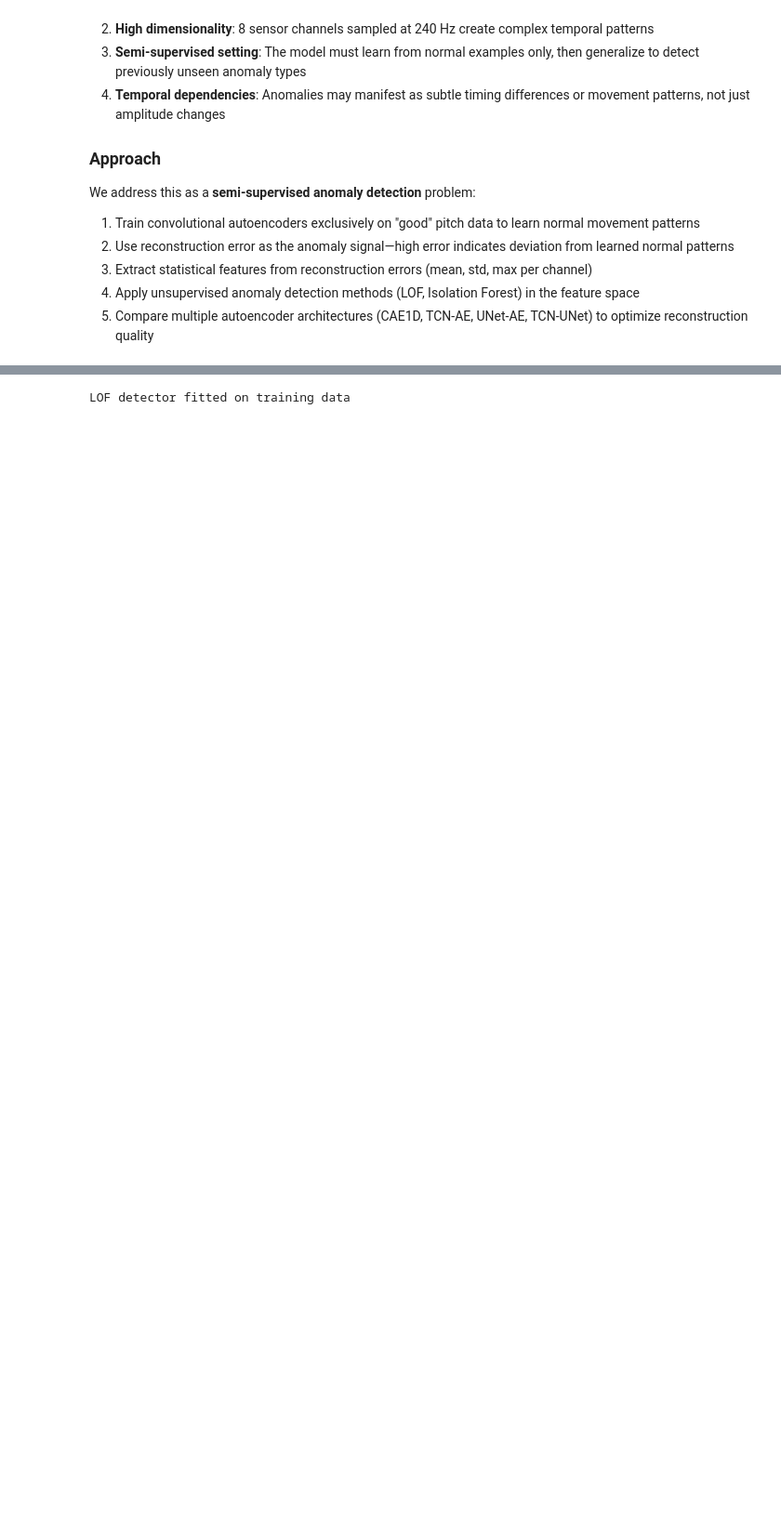
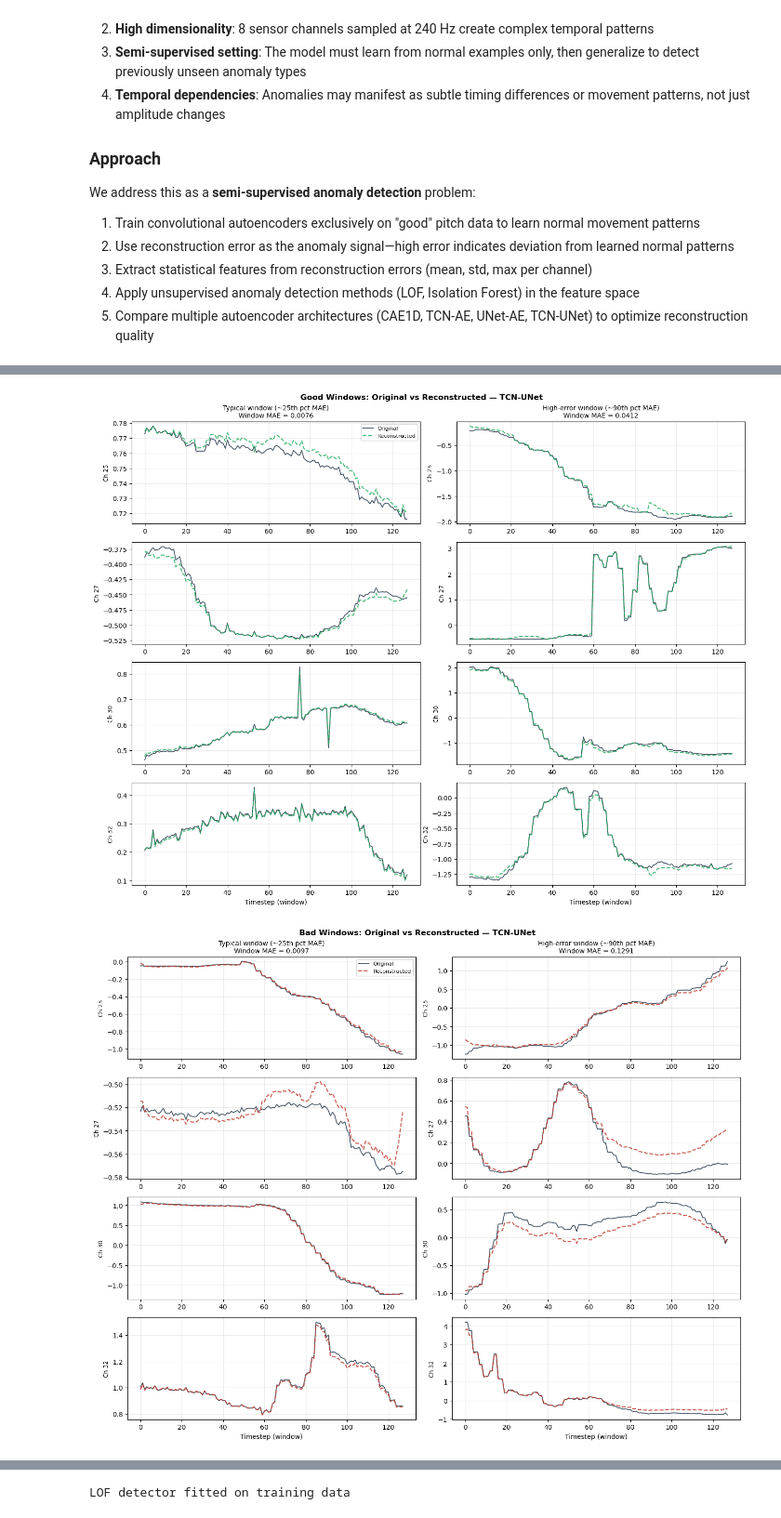
Before and after one commit to tzheng846/baseball_data, a Jupyter notebook: pitch_analysis_clean.ipynb, the cells around one changed output, grey strips where cells are left out. Shown at 93% size. Cells and saved outputs as stored; diff of their text form; code cells hidden in the pictures; blank space fills up the shorter version.

```diff
--- a/pitch_analysis_clean.ipynb
+++ b/pitch_analysis_clean.ipynb
@@ -291,0 +1445,11 @@ Best Model: TCN-UNet (Val MSE = 0.0130)
+# %%
+# Visualization: example reconstructions — typical (~25th pct) and high-error (~90th pct) windows.
+good_ex = _pick_examples(mae_good)
+bad_ex  = _pick_examples(mae_bad)
+_plot_examples(wins_good, recs_good, mae_good, good_ex,
+               'Good Windows: Original vs Reconstructed', '#27ae60', best_model_name, SENSOR_COLS)
+_plot_examples(wins_bad,  recs_bad,  mae_bad,  bad_ex,
+               'Bad Windows: Original vs Reconstructed',  '#c0392b', best_model_name, SENSOR_COLS)
+# %% [output]
+[figure, added]
+[figure, added]
```
Also changed, not shown: parts of 65 cells of this notebook, 11 other files.
